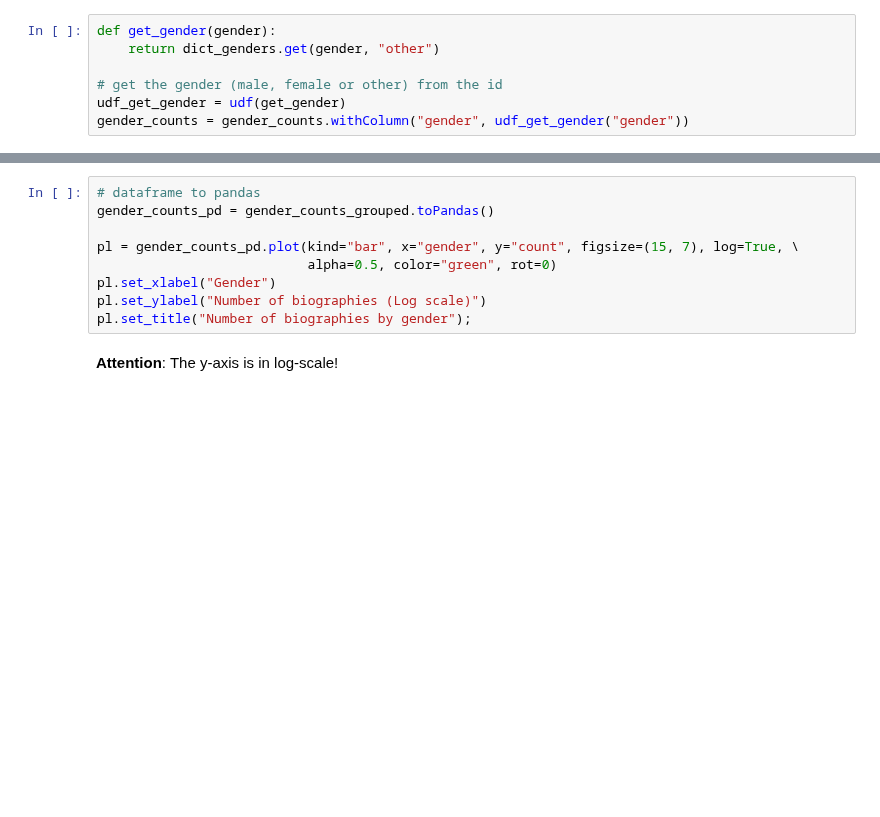
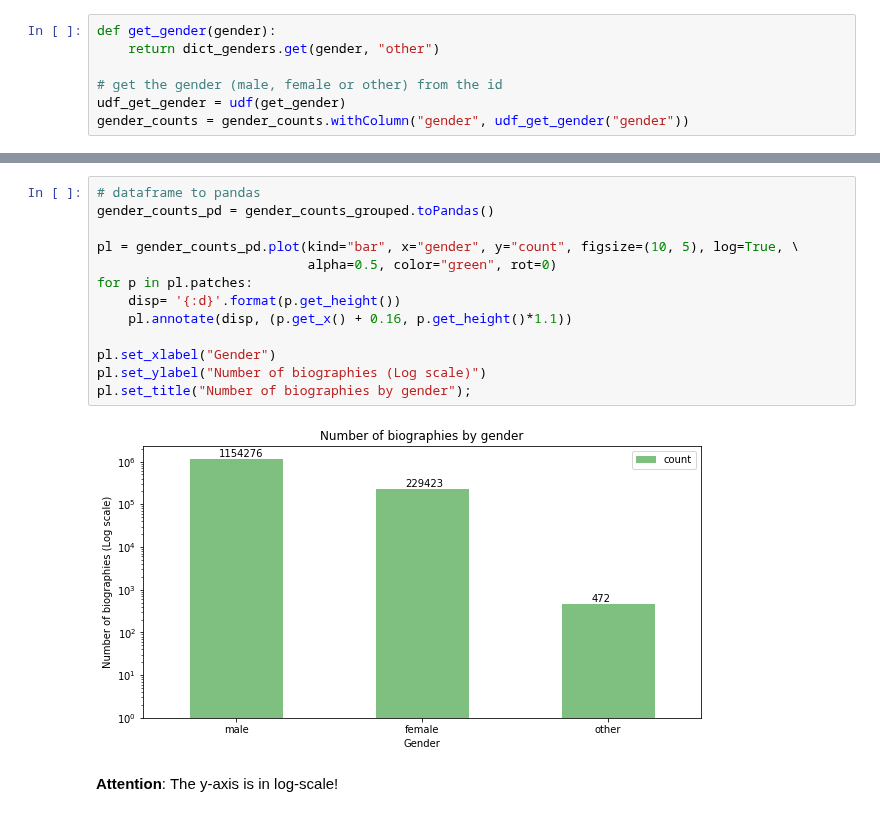
Before and after one commit to natbolon/wiki-gender, a Jupyter notebook: src/Wikipedia_Gender.ipynb, the cells around one changed output, grey strips where cells are left out. Drawn from its saved outputs; the diff is of its cells as text; blank space fills up the shorter version.

```diff
--- a/src/Wikipedia_Gender.ipynb
+++ b/src/Wikipedia_Gender.ipynb
@@ -160,12 +172,18 @@ gender_counts_grouped.show()
 # %%
 # dataframe to pandas
 gender_counts_pd = gender_counts_grouped.toPandas()
 
-pl = gender_counts_pd.plot(kind="bar", x="gender", y="count", figsize=(15, 7), log=True, \
+pl = gender_counts_pd.plot(kind="bar", x="gender", y="count", figsize=(10, 5), log=True, \
                            alpha=0.5, color="green", rot=0)
+for p in pl.patches:
+    disp= '{:d}'.format(p.get_height())
+    pl.annotate(disp, (p.get_x() + 0.16, p.get_height()*1.1))
+
 pl.set_xlabel("Gender")
 pl.set_ylabel("Number of biographies (Log scale)")
 pl.set_title("Number of biographies by gender");
+# %% [output]
+[figure, added]
 # %% [markdown]
 **Attention**: The y-axis is in log-scale!
 # %%
```
Also changed, not shown: parts of 49 cells of this notebook.
